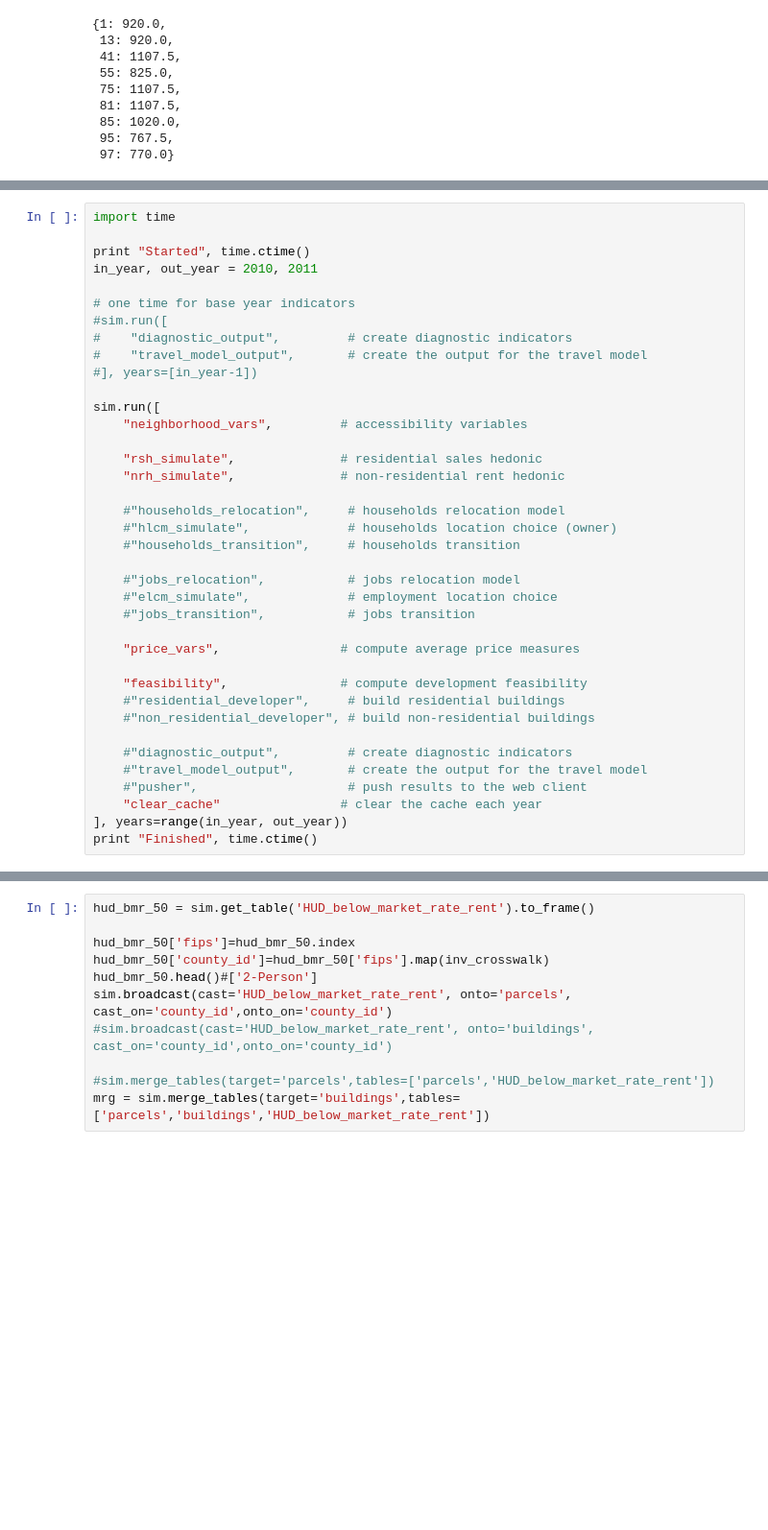
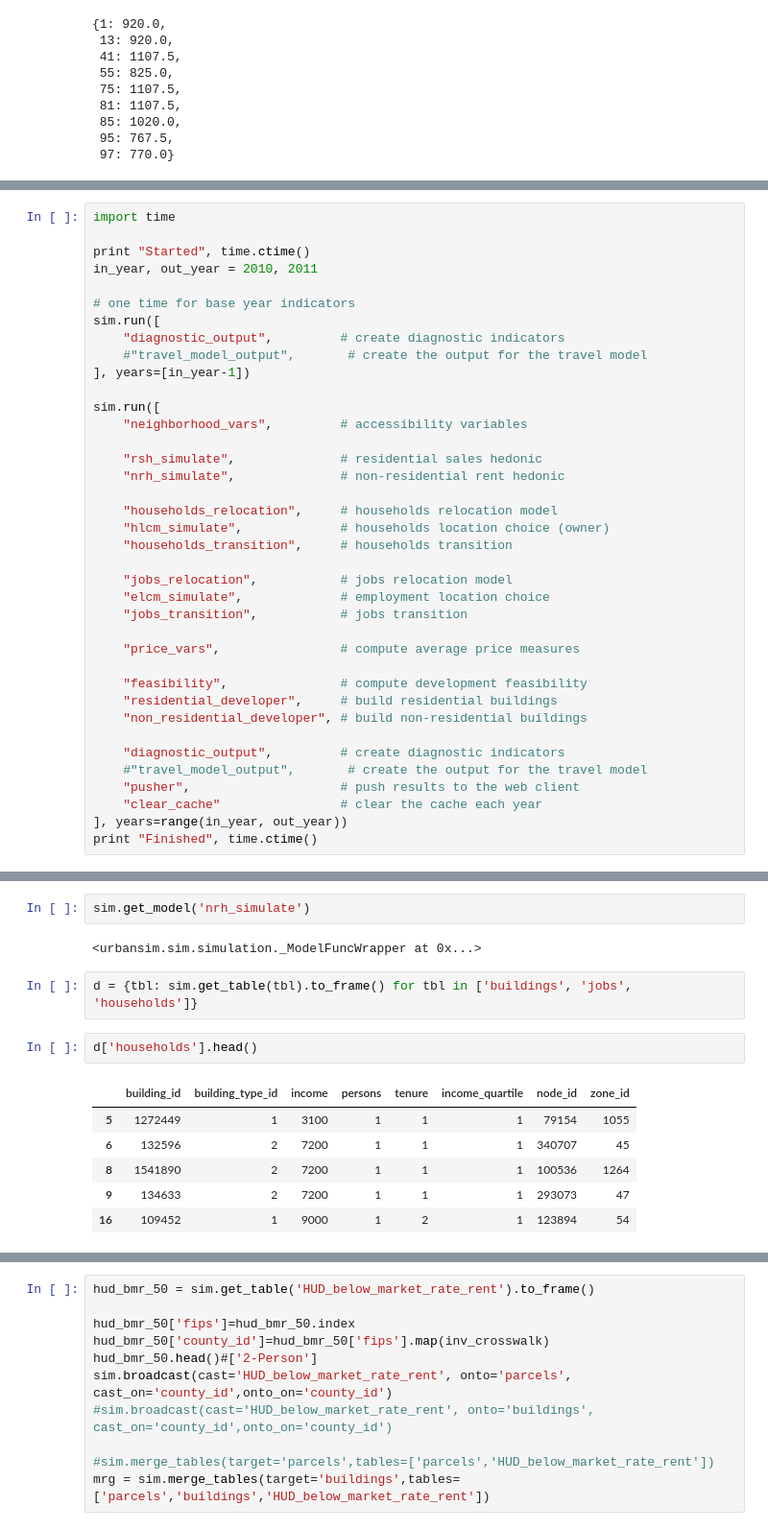
Before and after one commit to ual/bayarea_urbansim_archive, a Jupyter notebook: notebooks/Exploration-w-network.ipynb, the cells around one changed output, grey strips where cells are left out. Shown at 96% size. Saved outputs shown, nothing was run; the diff lists cells and outputs as text; blank space fills up the shorter version.

```diff
--- a/notebooks/Exploration-w-network.ipynb
+++ b/notebooks/Exploration-w-network.ipynb
@@ -159,10 +172,10 @@ print "Started", time.ctime()
 in_year, out_year = 2010, 2011
 
 # one time for base year indicators
-#sim.run([
-#    "diagnostic_output",         # create diagnostic indicators
-#    "travel_model_output",       # create the output for the travel model
-#], years=[in_year-1])
+sim.run([
+    "diagnostic_output",         # create diagnostic indicators
+    #"travel_model_output",       # create the output for the travel model
+], years=[in_year-1])
 
 sim.run([
     "neighborhood_vars",         # accessibility variables
@@ -170,23 +183,23 @@ sim.run([
     "rsh_simulate",              # residential sales hedonic
     "nrh_simulate",              # non-residential rent hedonic
 
-    #"households_relocation",     # households relocation model
-    #"hlcm_simulate",             # households location choice (owner)
-    #"households_transition",     # households transition
+    "households_relocation",     # households relocation model
+    "hlcm_simulate",             # households location choice (owner)
+    "households_transition",     # households transition
 
-    #"jobs_relocation",           # jobs relocation model
-    #"elcm_simulate",             # employment location choice
-    #"jobs_transition",           # jobs transition
+    "jobs_relocation",           # jobs relocation model
+    "elcm_simulate",             # employment location choice
+    "jobs_transition",           # jobs transition
 
     "price_vars",                # compute average price measures
 
     "feasibility",               # compute development feasibility
-    #"residential_developer",     # build residential buildings
-    #"non_residential_developer", # build non-residential buildings
+    "residential_developer",     # build residential buildings
+    "non_residential_developer", # build non-residential buildings
 
-    #"diagnostic_output",         # create diagnostic indicators
+    "diagnostic_output",         # create diagnostic indicators
     #"travel_model_output",       # create the output for the travel model
-    #"pusher",                    # push results to the web client
+    "pusher",                    # push results to the web client
     "clear_cache"                # clear the cache each year
 ], years=range(in_year, out_year))
 print "Finished", time.ctime()
@@ -210,0 +324,15 @@ Finished Tue Dec  2 21:17:28 2014
+# %%
+sim.get_model('nrh_simulate')
+# %% [output]
+<urbansim.sim.simulation._ModelFuncWrapper at 0x...>
+# %%
+d = {tbl: sim.get_table(tbl).to_frame() for tbl in ['buildings', 'jobs', 'households']}
+# %%
+d['households'].head()
+# %% [output]
+|  | building_id | building_type_id | income | persons | tenure | income_quartile | node_id | zone_id |
+| 5 | 1272449 | 1 | 3100 | 1 | 1 | 1 | 79154 | 1055 |
+| 6 | 132596 | 2 | 7200 | 1 | 1 | 1 | 340707 | 45 |
+| 8 | 1541890 | 2 | 7200 | 1 | 1 | 1 | 100536 | 1264 |
+| 9 | 134633 | 2 | 7200 | 1 | 1 | 1 | 293073 | 47 |
+| 16 | 109452 | 1 | 9000 | 1 | 2 | 1 | 123894 | 54 |
```
Also changed, not shown: parts of 23 cells of this notebook, 3 other files.
